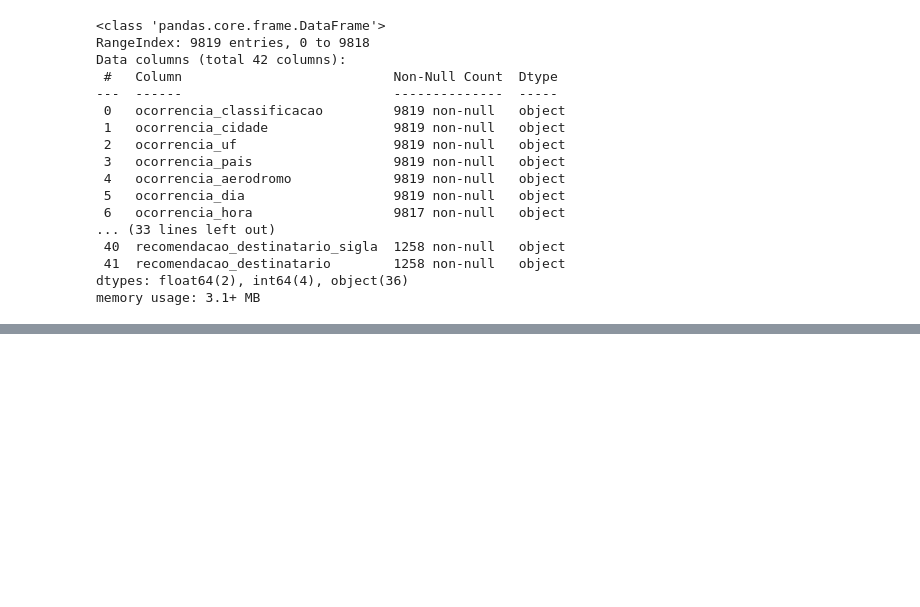
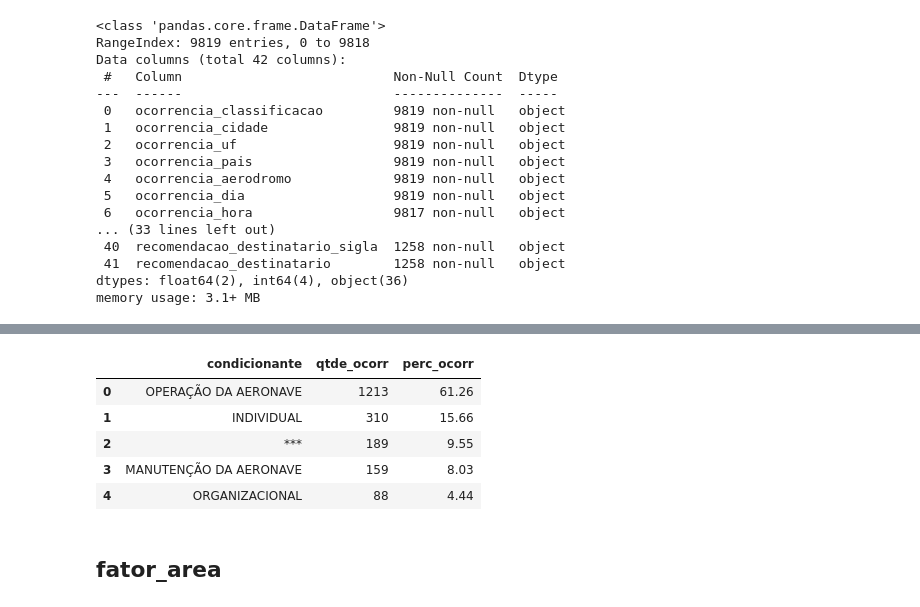
Before and after one commit to jairobernardesjunior/Cenipa_analisa_fatores_recomendacoes, a Jupyter notebook: 01 cenipa_analisa_fatores_recomendacoes.ipynb, the cells around one changed output, grey strips where cells are left out. Saved outputs shown, nothing was run; the diff lists cells and outputs as text; code cells hidden in the pictures; blank space fills up the shorter version.

```diff
--- a/01 cenipa_analisa_fatores_recomendacoes.ipynb
+++ b/01 cenipa_analisa_fatores_recomendacoes.ipynb
@@ -280,0 +195,27 @@ df_ocorr_cid.head(3)
+# %%
+# conta a quantidade de fator_condicionante e agrupa
+# houve ocorrência de nulos para essa classificação, foram elimindados previamente, verificados em df_acidentes.info()
+df_ocorr_fator_condicionante = sqldf('select fator_condicionante as condicionante, ' \
+                               'count(fator_condicionante) as qtde_ocorr ' \
+                               'from df_acidentes_aux ' \
+                               'group by fator_condicionante ' \
+                               'order by 2 desc '
+                              )
+# %%
+# chama calcula percentual de ocorrência da classificação sobre o total de ocorrências
+df_ocorr_fator_condicionante = calcula_percentual(df_ocorr_fator_condicionante)
+# %%
+# faz sort por percentual decrescente
+df_ocorr_fator_condicionante = df_ocorr_fator_condicionante.sort_values(by='perc_ocorr', ascending=False)
+# %%
+# verifica as linhas iniciais
+df_ocorr_fator_condicionante.head(5)
+# %% [output]
+|  | condicionante | qtde_ocorr | perc_ocorr |
+| 0 | OPERAÇÃO DA AERONAVE | 1213 | 61.26 |
+| 1 | INDIVIDUAL | 310 | 15.66 |
+| 2 | *** | 189 | 9.55 |
+| 3 | MANUTENÇÃO DA AERONAVE | 159 | 8.03 |
+| 4 | ORGANIZACIONAL | 88 | 4.44 |
+# %% [markdown]
+## fator_area
```
Also changed, not shown: parts of 60 cells of this notebook, 1 other file.
